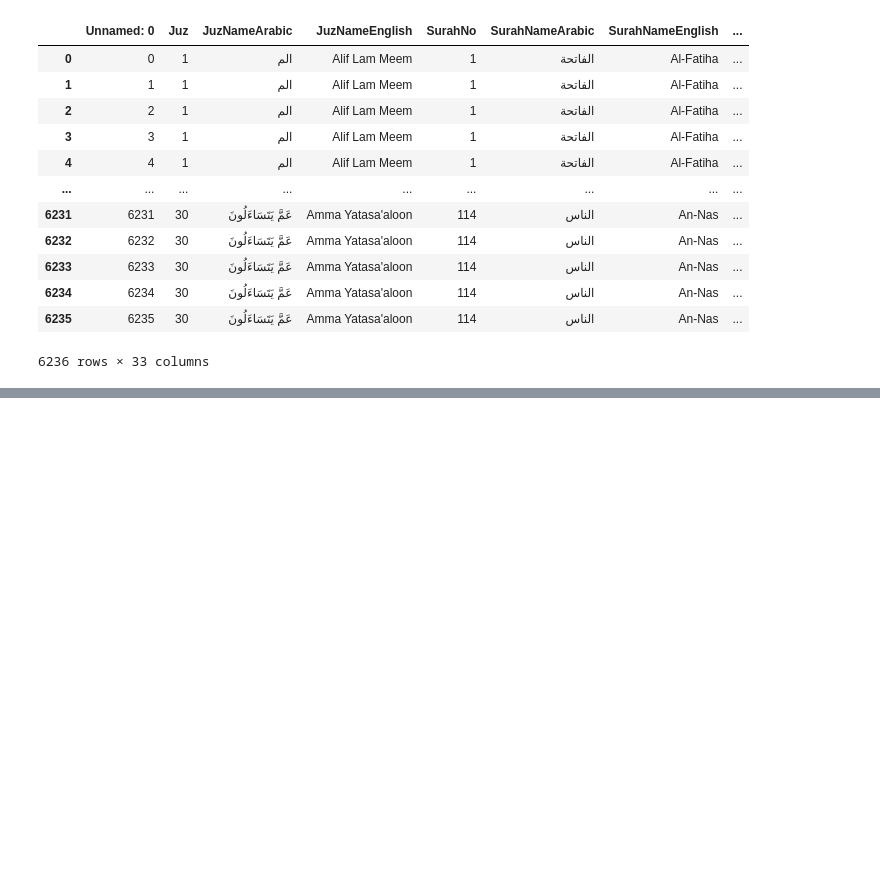
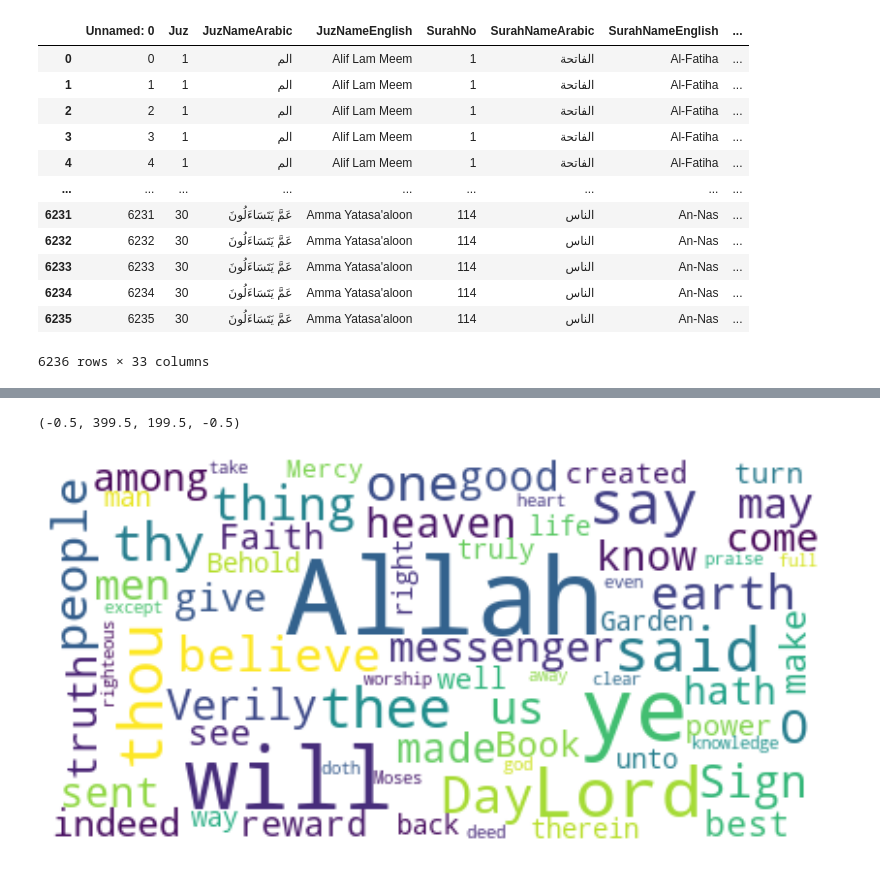
Before and after one commit to mattummal/religious-texts-NLP, a Jupyter notebook: quran.ipynb, the cells around one changed output, grey strips where cells are left out. Saved outputs shown, nothing was run; the diff lists cells and outputs as text; code cells hidden in the pictures; blank space fills up the shorter version.

```diff
--- a/quran.ipynb
+++ b/quran.ipynb
@@ -82,0 +125,3 @@ QURAN.to_csv("C:/Programming Practice Notebooks/religious-texts-NLP/result/quran
+# %%
+pos = df.loc[df['Sentiment Analysis'] == 'POSITIVE']
+pos
@@ -82,0 +142,12 @@ QURAN.to_csv("C:/Programming Practice Notebooks/religious-texts-NLP/result/quran
+# %%
+#Creating word cloud for the positive words
+
+from wordcloud import WordCloud, ImageColorGenerator
+wc=WordCloud(collocations=False, max_font_size=55, max_words=69, background_color="white")
+wc.generate(' '.join(pos.EnglishTranslation))
+plt.figure(figsize=(10,12))
+plt.imshow(wc, interpolation="bilinear")
+plt.axis("off")
+# %% [output]
+(-0.5, 399.5, 199.5, -0.5)
+[figure, added]
```
Also changed, not shown: parts of 8 cells of this notebook, 1 other file.
